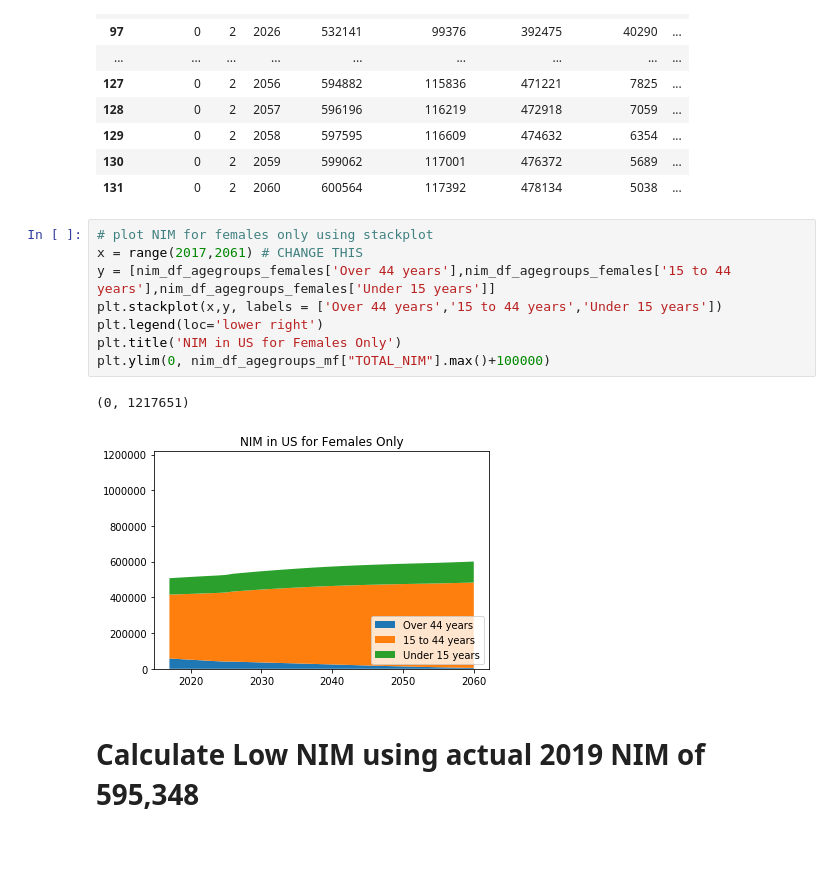
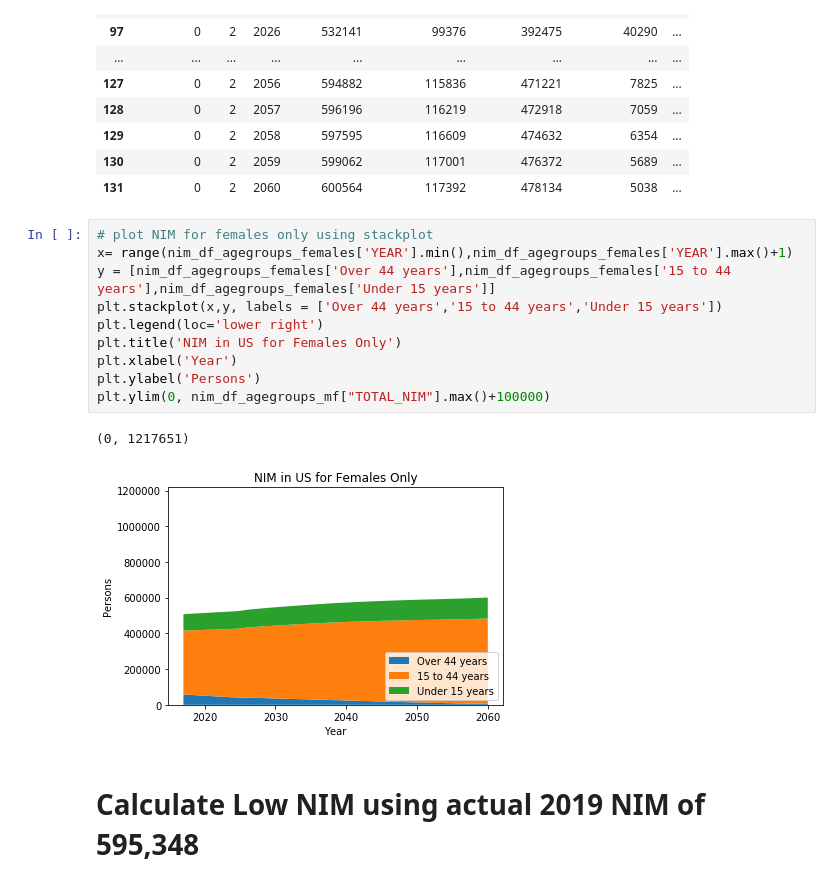
Before and after one commit to plowden/project-1-group-6, a Jupyter notebook: Net International Migration.ipynb, the cells around one changed output. Drawn from its saved outputs; the diff is of its cells as text; blank space fills up the shorter version.

Commit message:
graph 6a

```diff
--- a/Net International Migration.ipynb
+++ b/Net International Migration.ipynb
@@ -184,15 +187,17 @@ nim_df_agegroups_females
 | 131 | 0 | 2 | 2060 | 600564 | 117392 | 478134 | 5038 | ... |
 # %%
 # plot NIM for females only using stackplot
-x = range(2017,2061) # CHANGE THIS
+x= range(nim_df_agegroups_females['YEAR'].min(),nim_df_agegroups_females['YEAR'].max()+1)
 y = [nim_df_agegroups_females['Over 44 years'],nim_df_agegroups_females['15 to 44 years'],nim_df_agegroups_females['Under 15 years']]
 plt.stackplot(x,y, labels = ['Over 44 years','15 to 44 years','Under 15 years'])
 plt.legend(loc='lower right')
 plt.title('NIM in US for Females Only')
+plt.xlabel('Year')
+plt.ylabel('Persons')
 plt.ylim(0, nim_df_agegroups_mf["TOTAL_NIM"].max()+100000)
 # %% [output]
 (0, 1217651)
-[figure, old version]
+[figure, new version]
 # %% [markdown]
 # Calculate Low NIM using actual 2019 NIM of 595,348
 # %%
```
Also changed, not shown: parts of 10 cells of this notebook, 1 other file.
